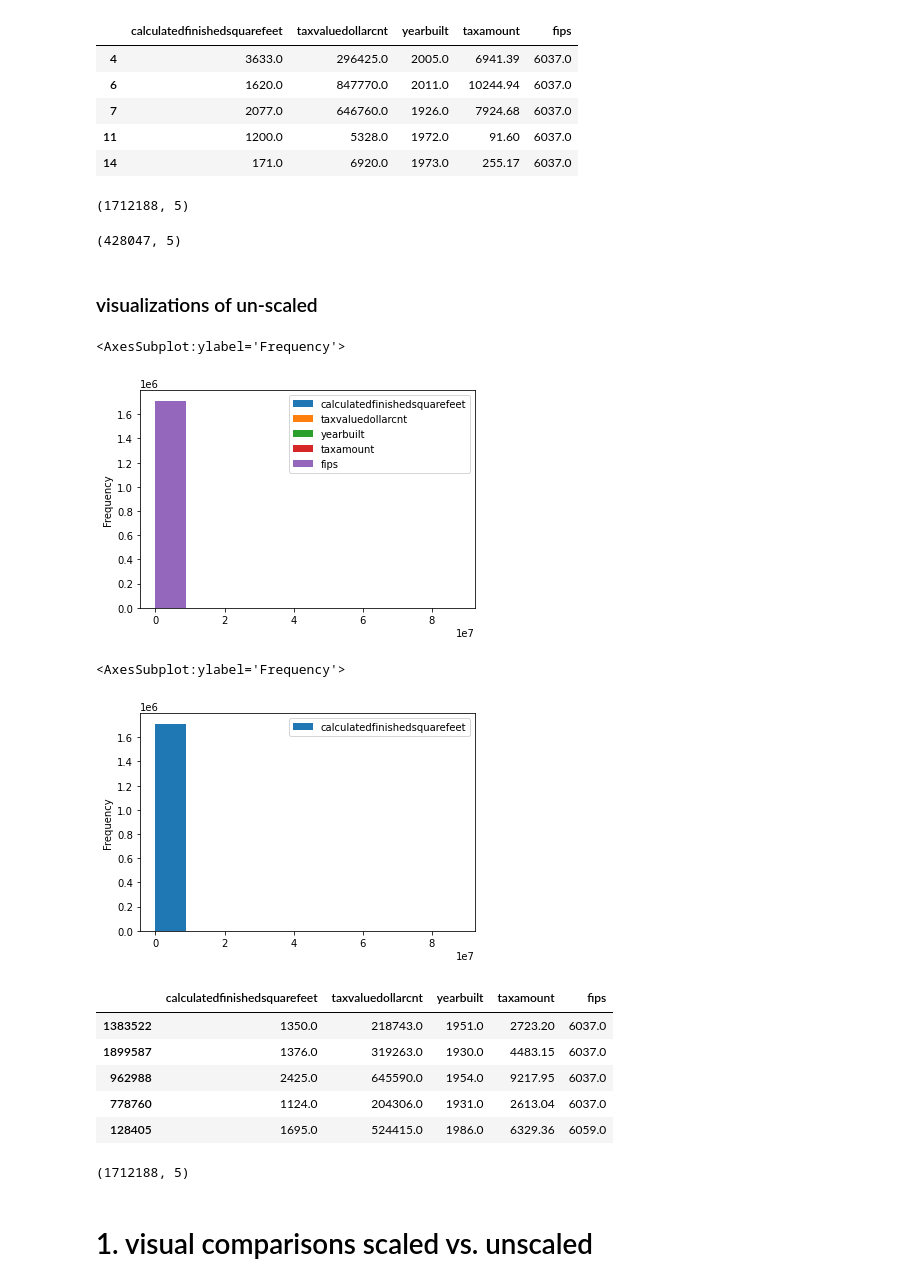
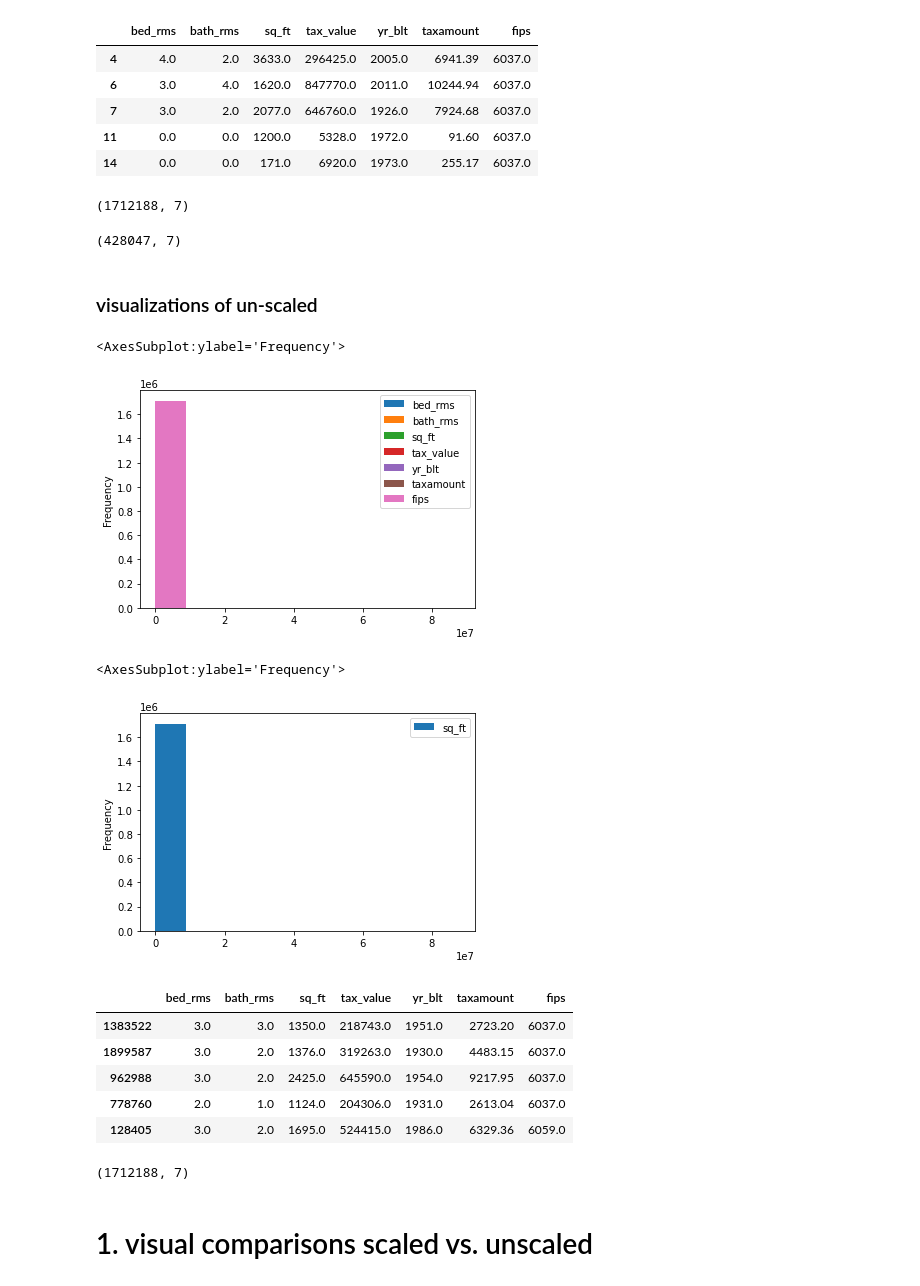
Before and after one commit to Naomi-SB/regression_exercises, a Jupyter notebook: scaling.ipynb, the cells around one changed output. Saved outputs shown, nothing was run; the diff lists cells and outputs as text; code cells hidden in the pictures.

```diff
--- a/scaling.ipynb
+++ b/scaling.ipynb
@@ -28,49 +20,47 @@ df.head()
-# %%
-df = df.drop(['bathroomcnt', 'bedroomcnt'], axis = 1)
 # %%
 df.head()
 # %% [output]
-|  | calculatedfinishedsquarefeet | taxvaluedollarcnt | yearbuilt | taxamount | fips |
-| 4 | 3633.0 | 296425.0 | 2005.0 | 6941.39 | 6037.0 |
-| 6 | 1620.0 | 847770.0 | 2011.0 | 10244.94 | 6037.0 |
-| 7 | 2077.0 | 646760.0 | 1926.0 | 7924.68 | 6037.0 |
-| 11 | 1200.0 | 5328.0 | 1972.0 | 91.60 | 6037.0 |
-| 14 | 171.0 | 6920.0 | 1973.0 | 255.17 | 6037.0 |
+|  | bed_rms | bath_rms | sq_ft | tax_value | yr_blt | taxamount | fips |
+| 4 | 4.0 | 2.0 | 3633.0 | 296425.0 | 2005.0 | 6941.39 | 6037.0 |
+| 6 | 3.0 | 4.0 | 1620.0 | 847770.0 | 2011.0 | 10244.94 | 6037.0 |
+| 7 | 3.0 | 2.0 | 2077.0 | 646760.0 | 1926.0 | 7924.68 | 6037.0 |
+| 11 | 0.0 | 0.0 | 1200.0 | 5328.0 | 1972.0 | 91.60 | 6037.0 |
+| 14 | 0.0 | 0.0 | 171.0 | 6920.0 | 1973.0 | 255.17 | 6037.0 |
 # %%
 # data splitting
 train, test = train_test_split(df, test_size=.2, random_state=198)
 # %%
 train.shape
 # %% [output]
-(1712188, 5)
+(1712188, 7)
 # %%
 test.shape
 # %% [output]
-(428047, 5)
+(428047, 7)
 # %% [markdown]
 ### visualizations of un-scaled
 # %%
 train.plot.hist()
 # %% [output]
 <AxesSubplot:ylabel='Frequency'>
-[figure, old version]
+[figure, new version]
 # %%
-train.plot.hist(column=["calculatedfinishedsquarefeet"])
+train.plot.hist(column=["sq_ft"])
 # %% [output]
 <AxesSubplot:ylabel='Frequency'>
-[figure, old version]
+[figure, new version]
 # %%
 train_scaled = train.copy()
 # %%
 train_scaled.head()
 # %% [output]
-|  | calculatedfinishedsquarefeet | taxvaluedollarcnt | yearbuilt | taxamount | fips |
-| 1383522 | 1350.0 | 218743.0 | 1951.0 | 2723.20 | 6037.0 |
-| 1899587 | 1376.0 | 319263.0 | 1930.0 | 4483.15 | 6037.0 |
-| 962988 | 2425.0 | 645590.0 | 1954.0 | 9217.95 | 6037.0 |
-| 778760 | 1124.0 | 204306.0 | 1931.0 | 2613.04 | 6037.0 |
-| 128405 | 1695.0 | 524415.0 | 1986.0 | 6329.36 | 6059.0 |
+|  | bed_rms | bath_rms | sq_ft | tax_value | yr_blt | taxamount | fips |
+| 1383522 | 3.0 | 3.0 | 1350.0 | 218743.0 | 1951.0 | 2723.20 | 6037.0 |
+| 1899587 | 3.0 | 2.0 | 1376.0 | 319263.0 | 1930.0 | 4483.15 | 6037.0 |
+| 962988 | 3.0 | 2.0 | 2425.0 | 645590.0 | 1954.0 | 9217.95 | 6037.0 |
+| 778760 | 2.0 | 1.0 | 1124.0 | 204306.0 | 1931.0 | 2613.04 | 6037.0 |
+| 128405 | 3.0 | 2.0 | 1695.0 | 524415.0 | 1986.0 | 6329.36 | 6059.0 |
 # %%
 train_scaled.shape
 # %% [output]
-(1712188, 5)
+(1712188, 7)
```
Also changed, not shown: parts of 38 cells of this notebook.
